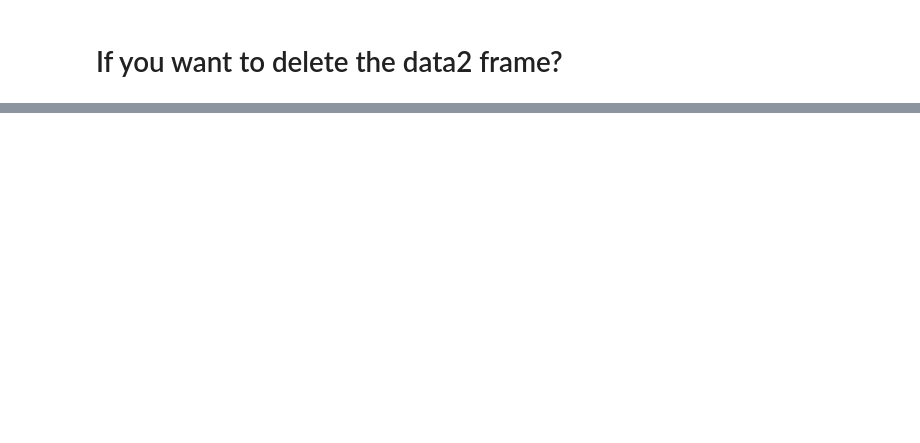
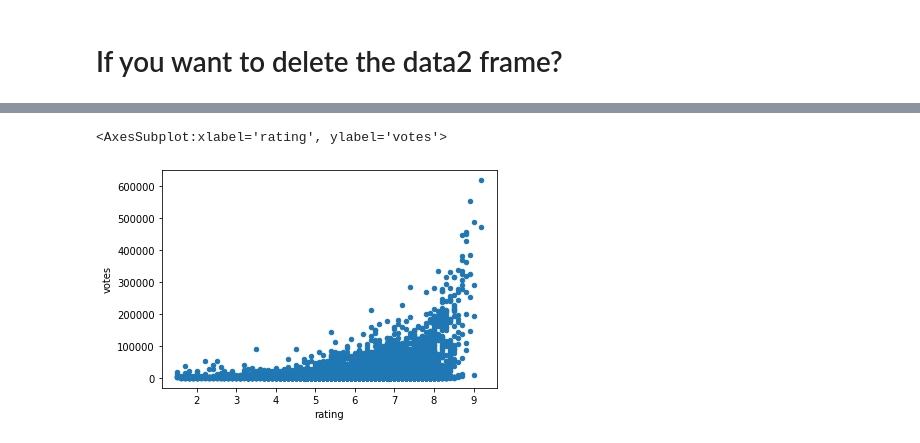
Before and after one commit to Hamid-Ali-99/ONE_MONTH.PY, a Jupyter notebook: Data-anaylist-one-months.ipynb, the cells around one changed output, grey strips where cells are left out. Cells and saved outputs as stored; diff of their text form; code cells hidden in the pictures; blank space fills up the shorter version.

```diff
--- a/Data-anaylist-one-months.ipynb
+++ b/Data-anaylist-one-months.ipynb
@@ -65,0 +294,5 @@ print(data2)
+# %%
+data.plot(kind='scatter', x='rating', y='votes')
+# %% [output]
+<AxesSubplot:xlabel='rating', ylabel='votes'>
+[figure, added]
```
Also changed, not shown: parts of 30 cells of this notebook, 4 other files.
